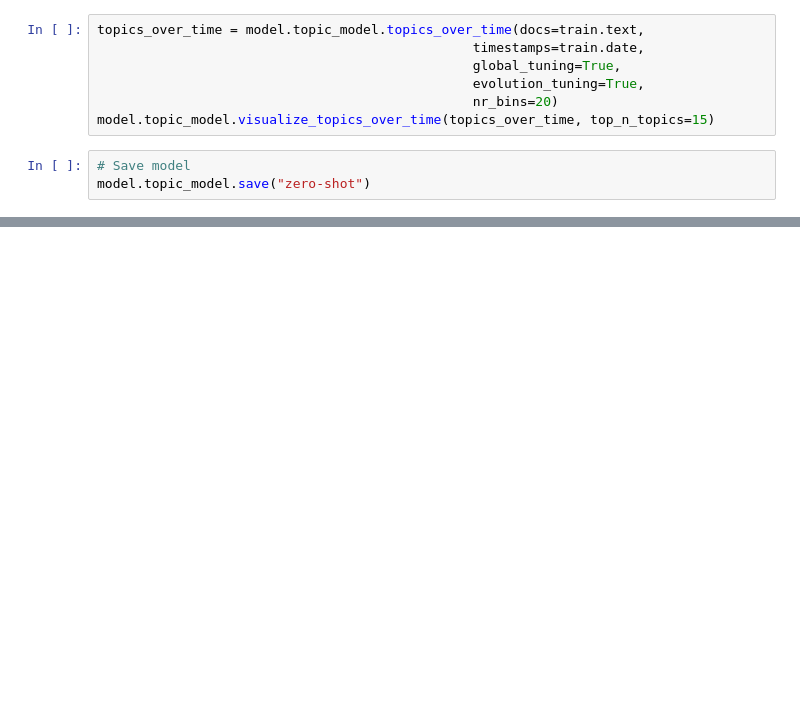
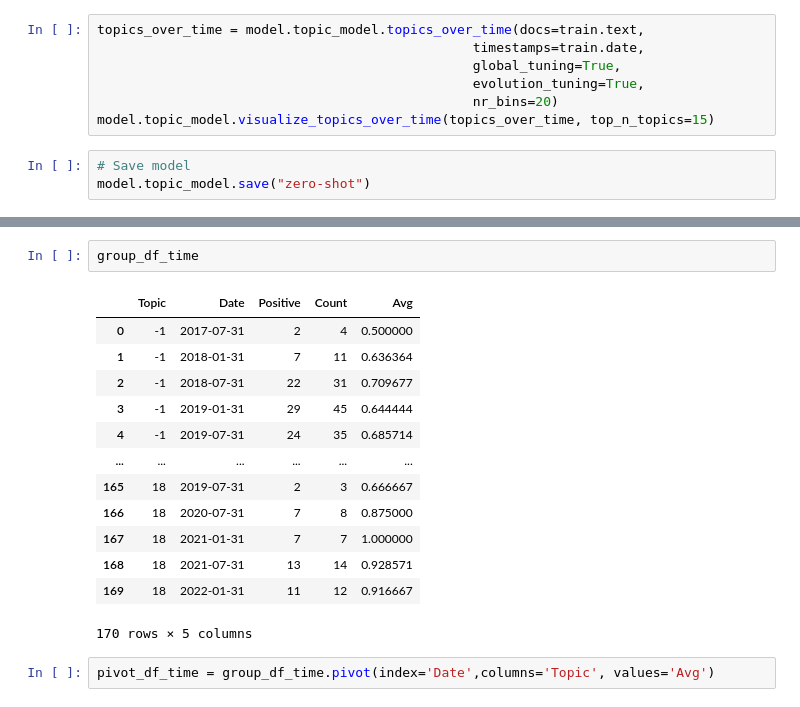
Before and after one commit to JiaJun98/DSA4263_DSApes, a Jupyter notebook: topic_modelling/bert/bertopic.ipynb, the cells around one changed output, grey strips where cells are left out. Cells and saved outputs as stored; diff of their text form; blank space fills up the shorter version.

```diff
--- a/topic_modelling/bert/bertopic.ipynb
+++ b/topic_modelling/bert/bertopic.ipynb
@@ -291,0 +259,18 @@ topic_model = BERTopic.load("bertopic_model")
+# %%
+group_df_time
+# %% [output]
+|  | Topic | Date | Positive | Count | Avg |
+| 0 | -1 | 2017-07-31 | 2 | 4 | 0.500000 |
+| 1 | -1 | 2018-01-31 | 7 | 11 | 0.636364 |
+| 2 | -1 | 2018-07-31 | 22 | 31 | 0.709677 |
+| 3 | -1 | 2019-01-31 | 29 | 45 | 0.644444 |
+| 4 | -1 | 2019-07-31 | 24 | 35 | 0.685714 |
+| ... | ... | ... | ... | ... | ... |
+| 165 | 18 | 2019-07-31 | 2 | 3 | 0.666667 |
+| 166 | 18 | 2020-07-31 | 7 | 8 | 0.875000 |
+| 167 | 18 | 2021-01-31 | 7 | 7 | 1.000000 |
+| 168 | 18 | 2021-07-31 | 13 | 14 | 0.928571 |
+| 169 | 18 | 2022-01-31 | 11 | 12 | 0.916667 |
+170 rows × 5 columns
+# %%
+pivot_df_time = group_df_time.pivot(index='Date',columns='Topic', values='Avg')
```
Also changed, not shown: parts of 29 cells of this notebook, 1 other file.
